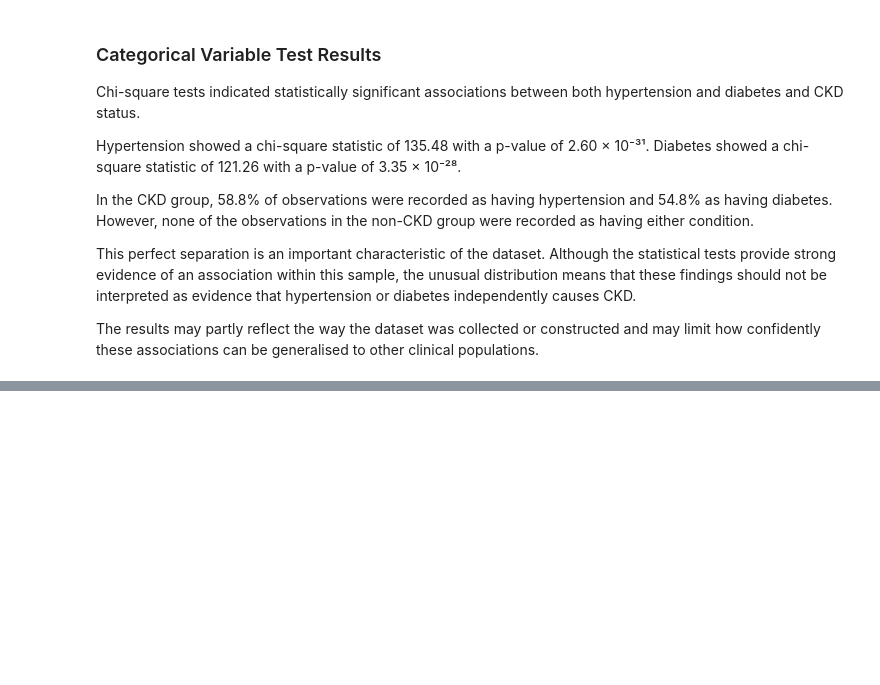
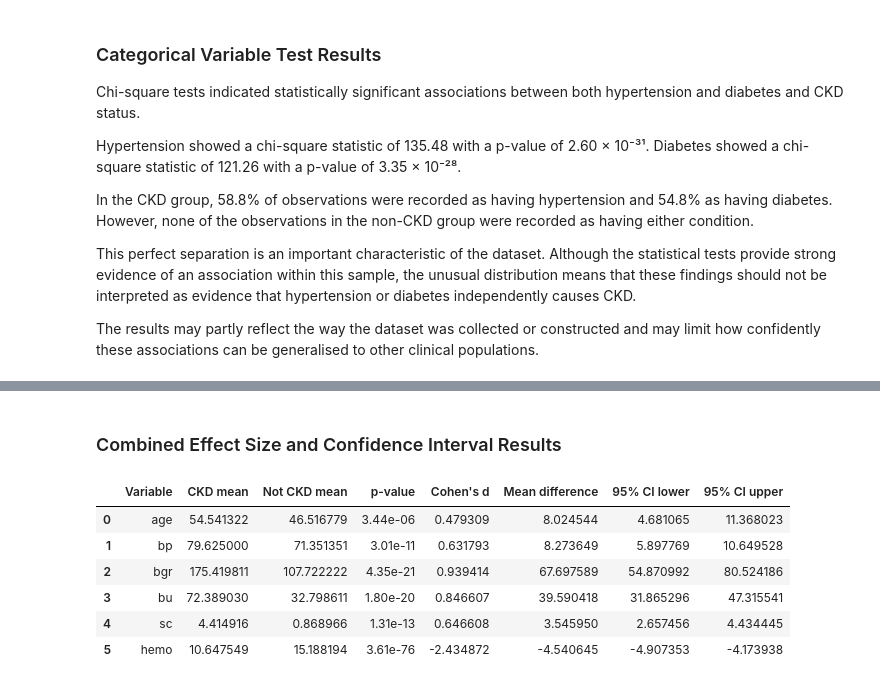
Before and after one commit to shaunagbaje/projects, a Jupyter notebook: 02_chronic_kidney_disease/chronic_kidney_disease_analysis.ipynb, the cells around one changed output, grey strips where cells are left out. Cells and saved outputs as stored; diff of their text form; code cells hidden in the pictures; blank space fills up the shorter version.

Commit message:
Add effect sizes and confidence intervals

```diff
--- a/02_chronic_kidney_disease/chronic_kidney_disease_analysis.ipynb
+++ b/02_chronic_kidney_disease/chronic_kidney_disease_analysis.ipynb
@@ -682,0 +825,22 @@ The results may partly reflect the way the dataset was collected or constructed
+# %% [markdown]
+### Combined Effect Size and Confidence Interval Results
+# %%
+effect_ci_results = continuous_results[
+    ["Variable", "CKD mean", "Not CKD mean", "p-value"]
+].merge(
+    effect_results,
+    on="Variable"
+).merge(
+    ci_results,
+    on="Variable"
+)
+
+effect_ci_results
+# %% [output]
+|  | Variable | CKD mean | Not CKD mean | p-value | Cohen's d | Mean difference | 95% CI lower | 95% CI upper |
+| 0 | age | 54.541322 | 46.516779 | 3.44e-06 | 0.479309 | 8.024544 | 4.681065 | 11.368023 |
+| 1 | bp | 79.625000 | 71.351351 | 3.01e-11 | 0.631793 | 8.273649 | 5.897769 | 10.649528 |
+| 2 | bgr | 175.419811 | 107.722222 | 4.35e-21 | 0.939414 | 67.697589 | 54.870992 | 80.524186 |
+| 3 | bu | 72.389030 | 32.798611 | 1.80e-20 | 0.846607 | 39.590418 | 31.865296 | 47.315541 |
+| 4 | sc | 4.414916 | 0.868966 | 1.31e-13 | 0.646608 | 3.545950 | 2.657456 | 4.434445 |
+| 5 | hemo | 10.647549 | 15.188194 | 3.61e-76 | -2.434872 | -4.540645 | -4.907353 | -4.173938 |
```
Also changed, not shown: parts of 7 cells of this notebook.
